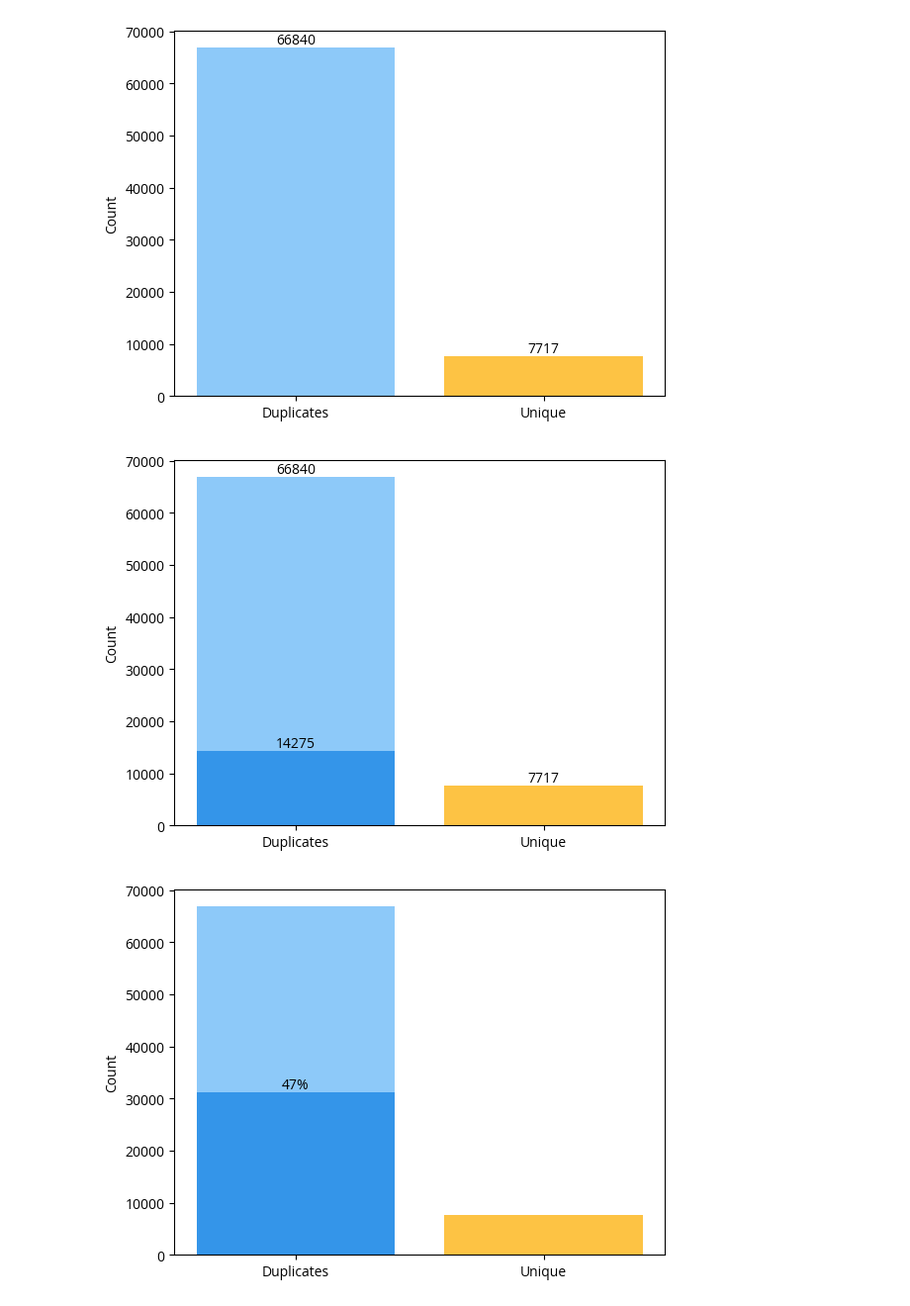
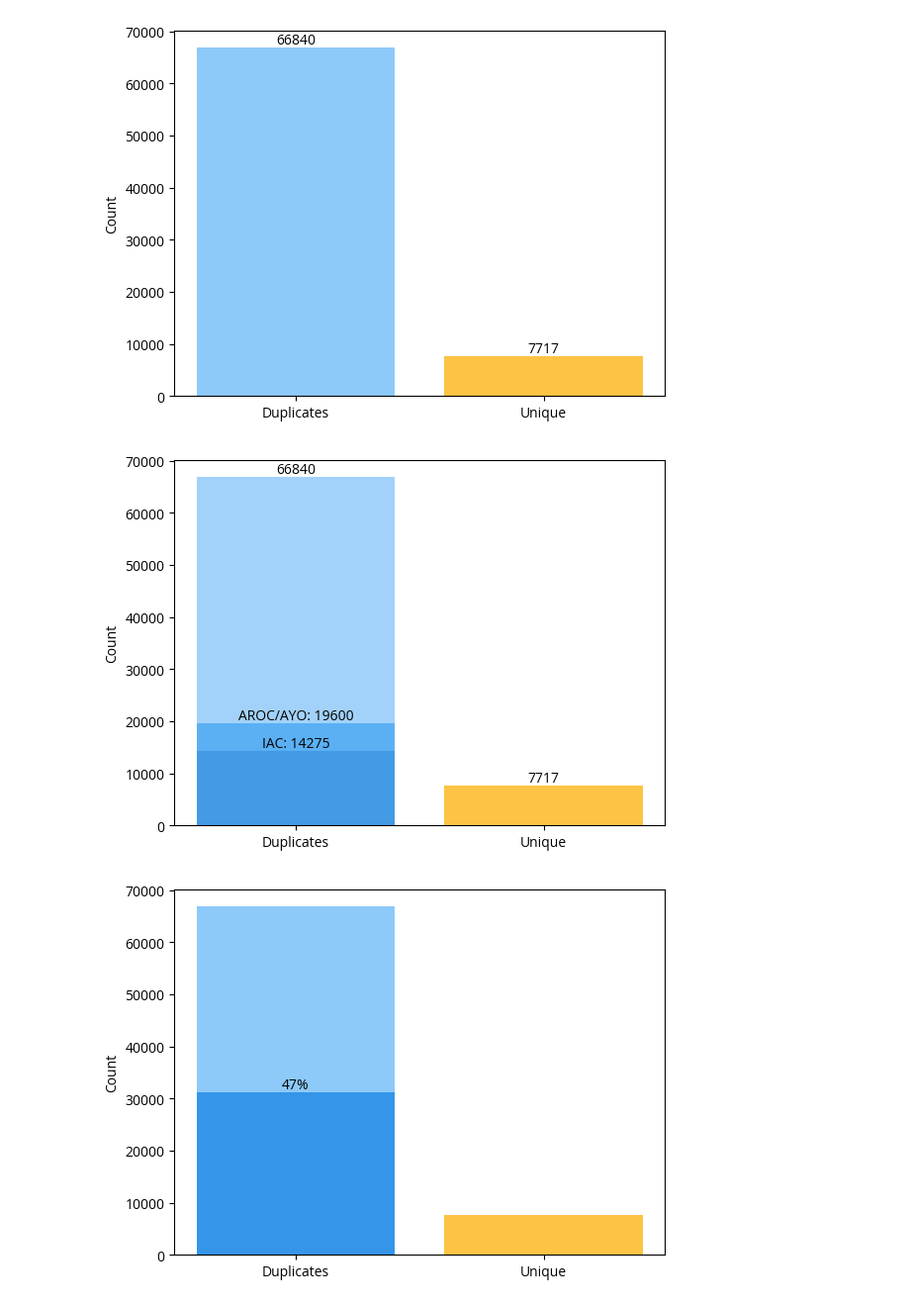
Before and after one commit to yonatanpazpriel/NLPResearch, a Jupyter notebook: Text Files/Text Files/duplicate_handling/Files Cleaning FA25.ipynb, the cells around one changed output. Shown at 99% size. Saved outputs shown, nothing was run; the diff lists cells and outputs as text; code cells hidden in the pictures.

Commit message:
AEFP graph + csv files

```diff
--- a/Text Files/Text Files/duplicate_handling/Files Cleaning FA25.ipynb
+++ b/Text Files/Text Files/duplicate_handling/Files Cleaning FA25.ipynb
@@ -771,38 +1033,41 @@ font_path = "/Users/maryamzakiyya/Library/Fonts/OpenSans-VariableFont_wdth,wght.
 font_manager.fontManager.addfont(font_path)
 
 # 2. Tell matplotlib to use it globally
 mpl.rcParams['font.family'] = 'Open Sans'
 
 # --- your plotting code ---
 
 # Raw counts
-dup2 = 14275
+dup1 = 19600 #num AROC/AYO
+dup2 = 14275 #num IAC
 dup3 = 66840  # full duplicates total
 
 uniq2 = 7717   # full unique total
 
 # --- Plotting with color + transparency ---
 
 # Duplicates (3 overlapping stacks)
-plt.bar(0, dup3, color="#42a5f5", alpha=0.6)                             # medium blue
-plt.bar(0, dup2, color="#1e88e5", alpha=0.8)                             # darker blue
+plt.bar(0, dup3, color="#64b5f6", alpha=0.6)                             # light blue
+plt.bar(0, dup2, color="#0d47a1", alpha=0.8)                             # darker blue
+plt.bar(0, dup1, color="#4aa8f3", alpha=0.8)                             # medium blue
 
 plt.bar(1, uniq2, color="#fdb515", alpha=0.8)
 
 # --- Exact value labels at the correct heights ---
 
-plt.text(0, dup2, f"{dup2}", ha='center', va='bottom')
+plt.text(0, dup1, f"AROC/AYO: {dup1}", ha='center', va='bottom')
+plt.text(0, dup2, f"IAC: {dup2}", ha='center', va='bottom')
 plt.text(0, dup3, f"{dup3}", ha='center', va='bottom')
 plt.text(1, uniq2, f"{uniq2}", ha='center', va='bottom')
 
 
 # Formatting
 plt.xticks([0, 1], ["Duplicates", "Unique"])
 plt.ylabel("Count")
 
 plt.show()
 # %% [output]
-[figure, old version]
+[figure, new version]
 # %%
 ##jewish orgs
 
```
Also changed, not shown: parts of 24 cells of this notebook, 1 other file.
